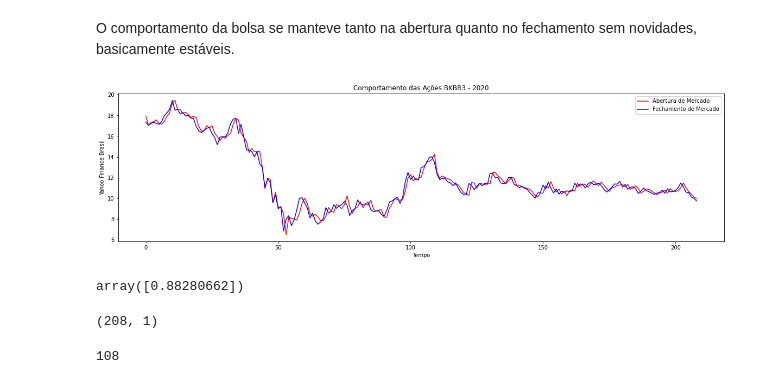
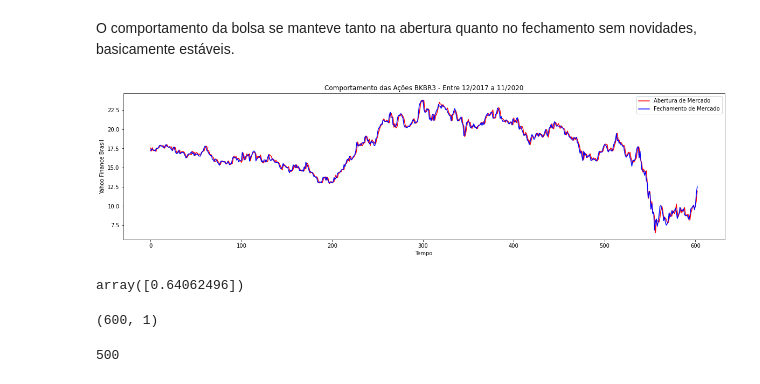
Before and after one commit to itimes-digital/deep-learning-estudo, a Jupyter notebook: prediction/stock_predict_bkbr3.ipynb, the cells around one changed output. Saved outputs shown, nothing was run; the diff lists cells and outputs as text; code cells hidden in the pictures.

```diff
--- a/prediction/stock_predict_bkbr3.ipynb
+++ b/prediction/stock_predict_bkbr3.ipynb
@@ -49,7 +49,7 @@ memory usage: 12.2+ KB
 # %%
 dataset = dataset.dropna()
 # %%
-dataset_previsor = dataset.iloc[0:208, 0:8]
+dataset_previsor = dataset.iloc[0:600, 0:8]
 dataset_previsor.tail()
 # %% [output]
 |  | Date | Open | High | Low | Close | Adj Close | Volume |
@@ -89,16 +111,17 @@ dataset_futuro.head(20)
 # %% [markdown]
 O comportamento da bolsa se manteve tanto na abertura quanto no fechamento sem novidades, basicamente estáveis.
 # %%
+plt = pyplot.pyplot
 plt.figure(figsize=(20, 5))
 plt.plot(dataset_previsor['Open'], color = 'red', label = 'Abertura de Mercado')
 plt.plot(dataset_previsor['Close'], color = 'blue', label = 'Fechamento de Mercado')
-plt.title('Comportamento das Ações BKBR3 - 2020')
+plt.title('Comportamento das Ações BKBR3 - Entre 12/2017 a 11/2020')
 plt.xlabel('Tempo')
 plt.ylabel('Yahoo Finance Brasil')
 plt.legend()
 plt.show()
 # %% [output]
-[figure, old version]
+[figure, new version]
 # %%
 treinamento = dataset_previsor.iloc[:, 1:2].values
 # %%
@@ -106,11 +129,11 @@ normalizacao = MinMaxScaler(feature_range = (0,1))
 treinamento_normalizado = normalizacao.fit_transform(treinamento)
 treinamento_normalizado[0]
 # %% [output]
-array([0.88280662])
+array([0.64062496])
 # %%
 treinamento_normalizado.shape
 # %% [output]
-(208, 1)
+(600, 1)
 # %%
 preditores = []
 preco_real = []
@@ -121,7 +144,7 @@ for i in range(100, treinamento_normalizado.shape[0]):
 # %%
 len(preditores)
 # %% [output]
-108
+500
 # %%
 len(preco_real)
 # %% [output]
```
Also changed, not shown: parts of 34 cells of this notebook.
